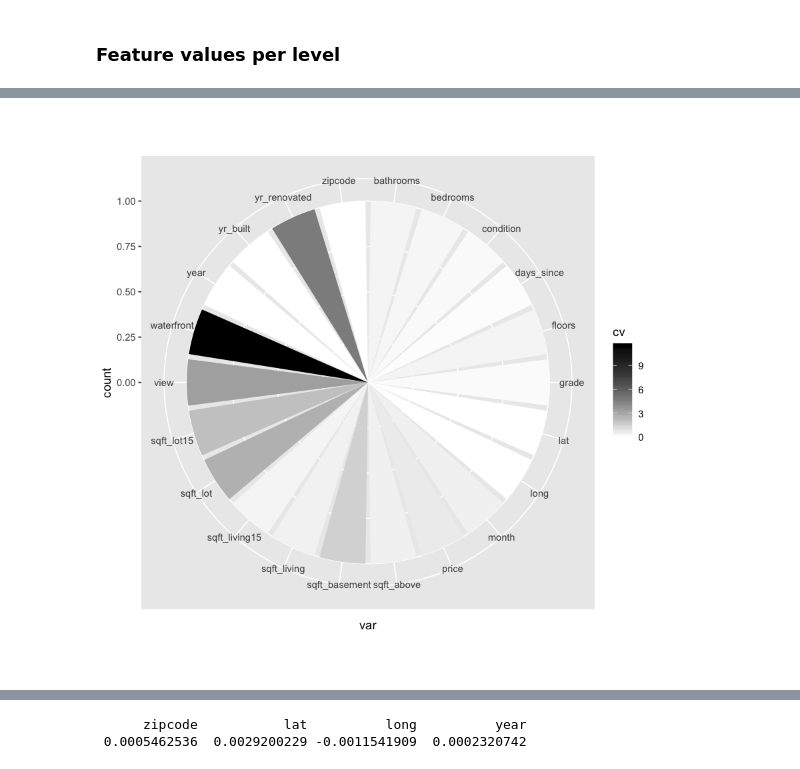
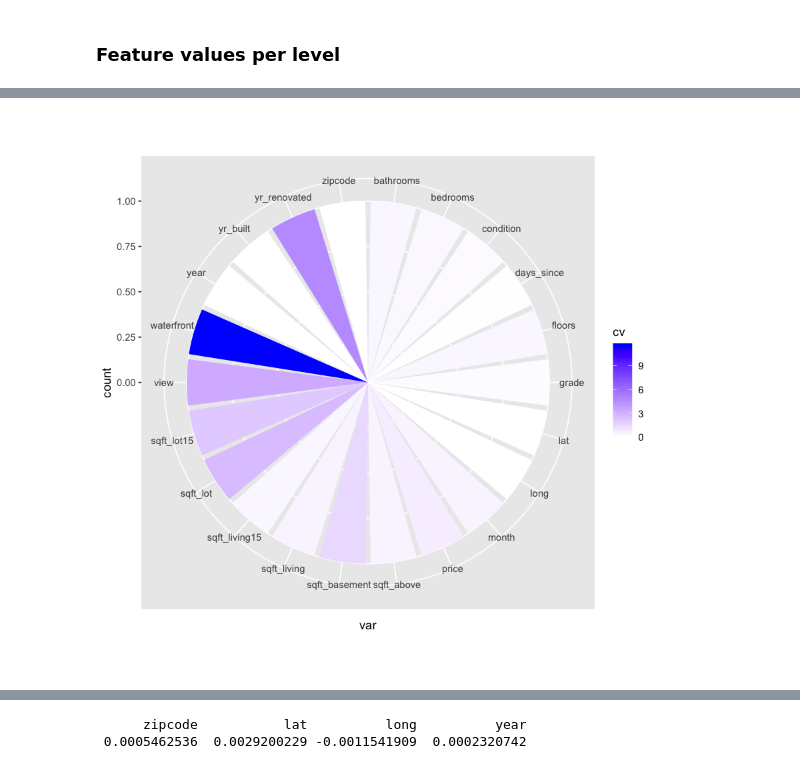
Before and after one commit to akoury/house_pricing, a Jupyter notebook: Analysis.ipynb, the cells around one changed output, grey strips where cells are left out. Saved outputs shown, nothing was run; the diff lists cells and outputs as text; code cells hidden in the pictures.

```diff
--- a/Analysis.ipynb
+++ b/Analysis.ipynb
@@ -194,11 +197,11 @@ The coefficient of variation is a dimensionless meassure of dispersion in data,
 # %%
 numeric_variables<-names(train)[sapply(train, is.numeric)]
 
 sd_numeric_variables<-sapply(train[,numeric_variables, with=F], sd)
 cv_numeric_variables<-sd_numeric_variables/colMeans(train[,numeric_variables, with=F])
 
 ggplot(data.table(var=names(cv_numeric_variables),cv=cv_numeric_variables),
-       aes(var,fill=cv))+geom_bar()+coord_polar()+scale_fill_gradient(low='white', high = 'black')
+       aes(var,fill=cv))+geom_bar()+coord_polar()+scale_fill_gradient(low='white', high = 'blue')
 # %% [output]
-[figure, old version]
+[figure, new version]
 # %% [markdown]
```
Also changed, not shown: parts of 51 cells of this notebook, 1 other file.
